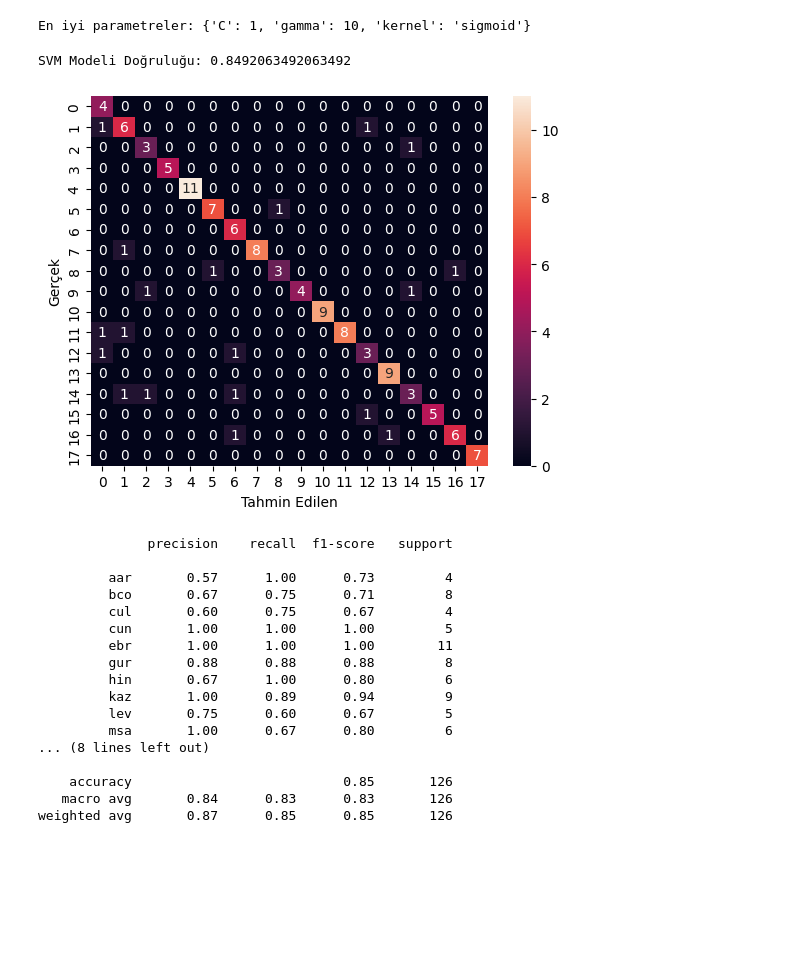
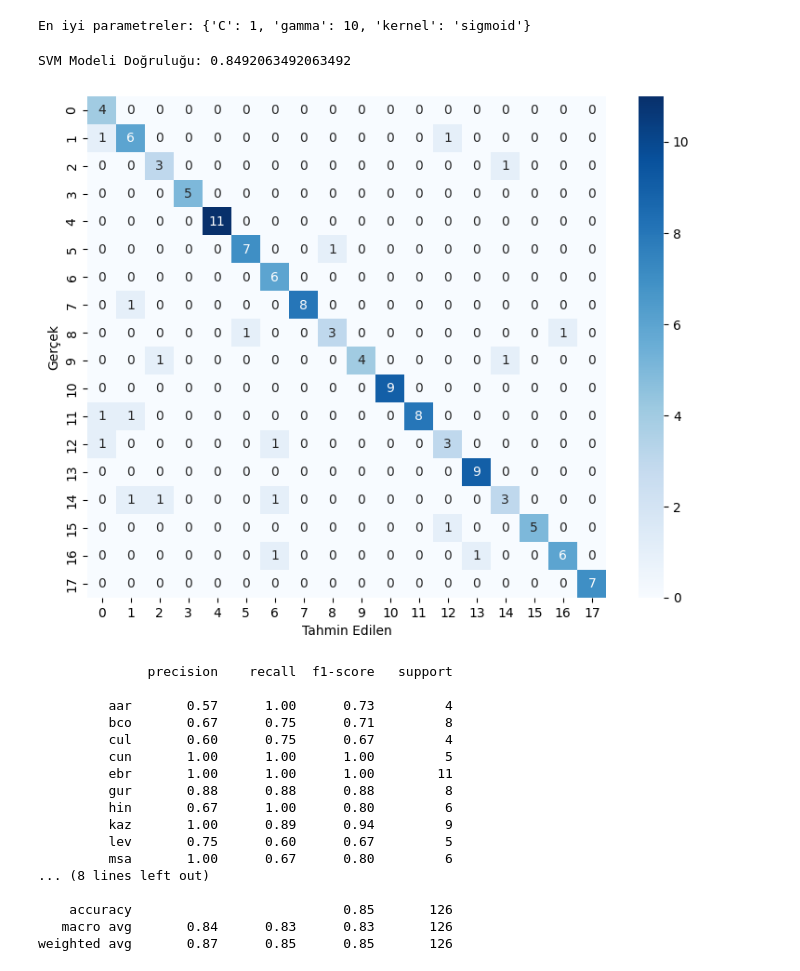
Before and after one commit to Z-U-k0rkmaz/TextMiningProject, a Jupyter notebook: svm.ipynb, the cells around one changed output. Drawn from its saved outputs; the diff is of its cells as text; code cells hidden in the pictures; blank space fills up the shorter version.

```diff
--- a/svm.ipynb
+++ b/svm.ipynb
@@ -182,29 +182,30 @@ En iyi parametreler: {'C': 1, 'gamma': 10, 'kernel': 'sigmoid'}
 # %%
 # Verileri eğitim ve test setlerine ayırma
 x_train, x_test, y_train, y_test = train_test_split(tfidf_matrix, y, test_size=0.2, random_state=42)
 
 # Destek Vektör Makinesi (SVM) modelini oluşturma ve eğitme
 svm_model = SVC(kernel='sigmoid',C=1,gamma=10)
 svm_model.fit(x_train, y_train)
 
 # Test seti üzerinde modelin performansını değerlendirme
 y_pred = svm_model.predict(x_test)
 accuracy = accuracy_score(y_test, y_pred)
 print("SVM Modeli Doğruluğu:", accuracy)
 
 # karar ağacı modelinin performansını görselleştirme
 conf_matrix = confusion_matrix(y_test, y_pred)
-sns.heatmap(conf_matrix, annot=True, fmt='d')
+plt.figure(figsize=(9, 7))
+sns.heatmap(conf_matrix, annot=True, fmt='d', cmap='Blues')
 plt.xlabel('Tahmin Edilen')
 plt.ylabel('Gerçek')
 plt.show()
 
 # Sınıflandırma raporunu görüntüleme
 class_report = classification_report(y_test, y_pred)
 print(class_report)
 # %% [output]
 SVM Modeli Doğruluğu: 0.8492063492063492
-[figure, old version]
+[figure, new version]
               precision    recall  f1-score   support
 
          aar       0.57      1.00      0.73         4
```
Also changed, not shown: 1 other file.
